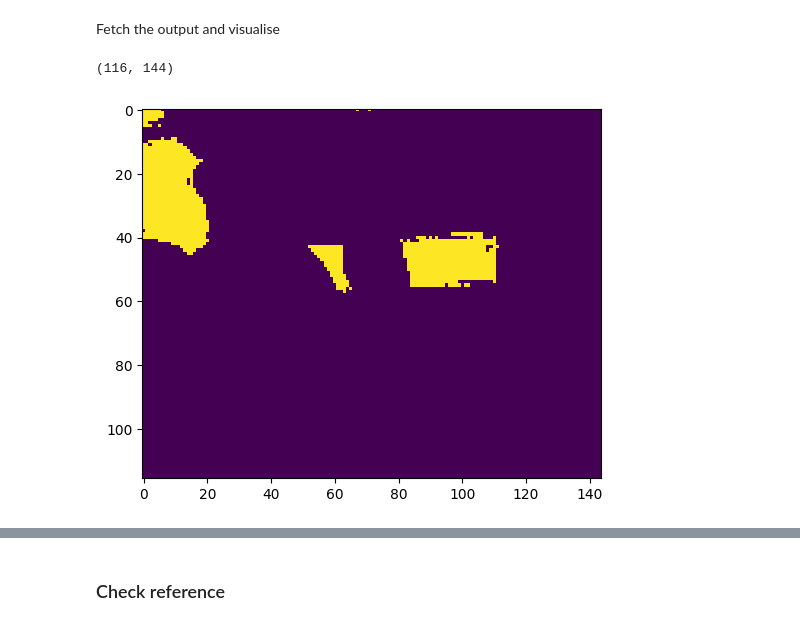
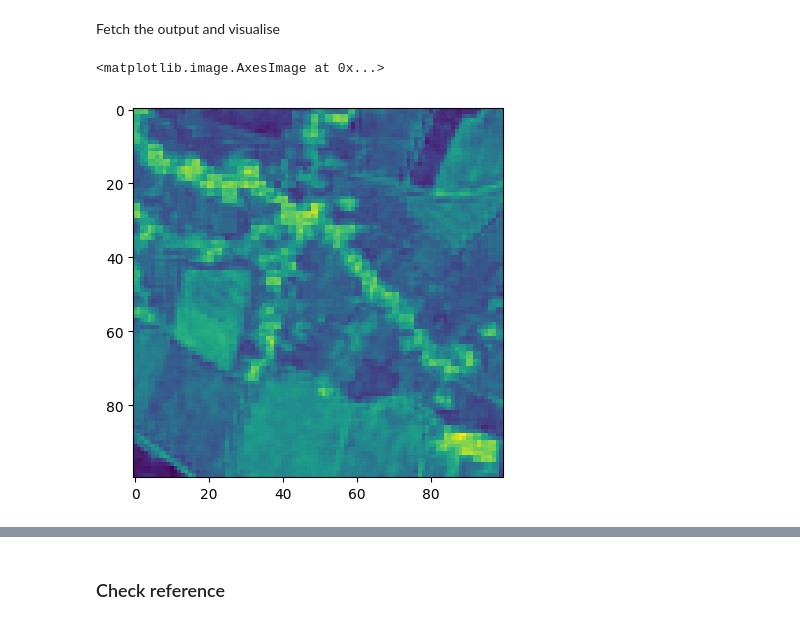
Before and after one commit to WorldCereal/worldcereal-classification, a Jupyter notebook: minimal_wc_presto/backend_inference_example_openeo.ipynb, the cells around one changed output, grey strips where cells are left out. Cells and saved outputs as stored; diff of their text form; code cells hidden in the pictures.

```diff
--- a/minimal_wc_presto/backend_inference_example_openeo.ipynb
+++ b/minimal_wc_presto/backend_inference_example_openeo.ipynb
@@ -162,13 +120,12 @@ Fetch the output and visualise
 # %%
 import xarray as xr
 import matplotlib.pyplot as plt
 
-output = xr.open_dataset('2024_05_17_14_56_51_output_worldcereal.nc')
-output = output['output_catboost'].to_numpy().squeeze()
-plt.imshow(output)
-
-output.shape
+output = xr.open_dataset('2024_05_23_10_00_45_output_presto.nc')
+# output = output['output_catboost'].to_numpy().squeeze()
+# plt.imshow(output)
+plt.imshow(output['classification'])
 # %% [output]
-(116, 144)
+<matplotlib.image.AxesImage at 0x...>
-[figure, old version]
+[figure, new version]
 # %%
```
Also changed, not shown: parts of 11 cells of this notebook.
